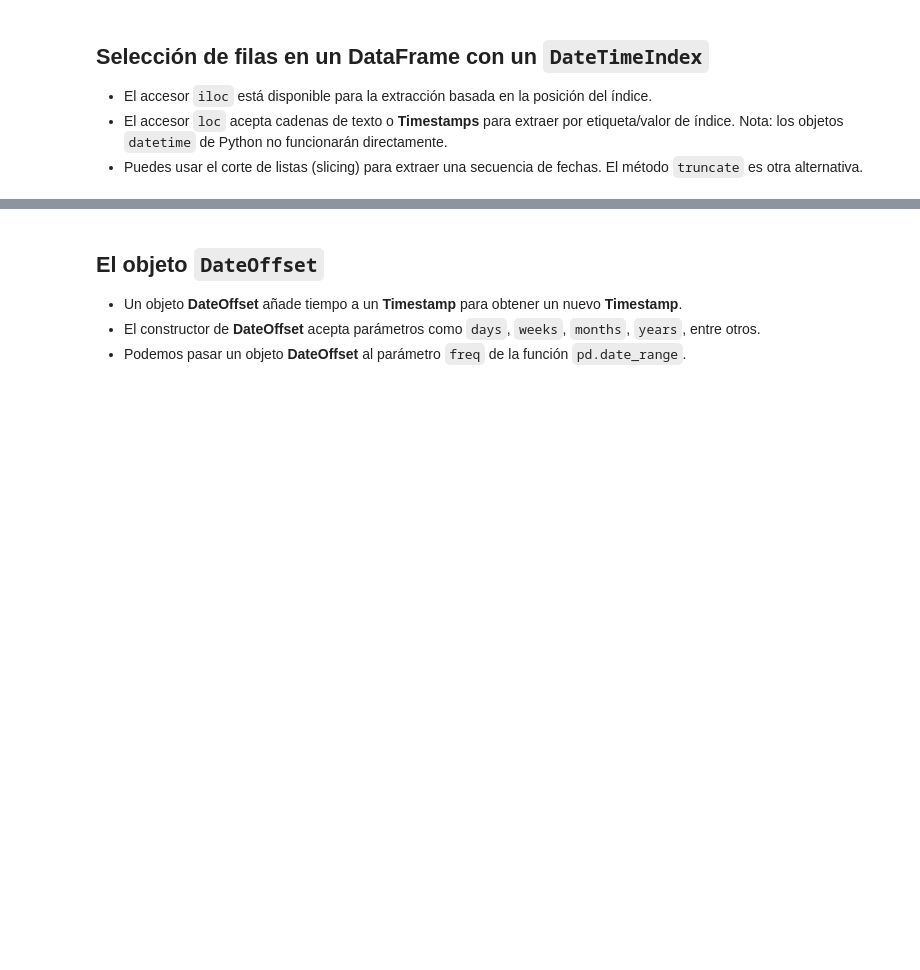
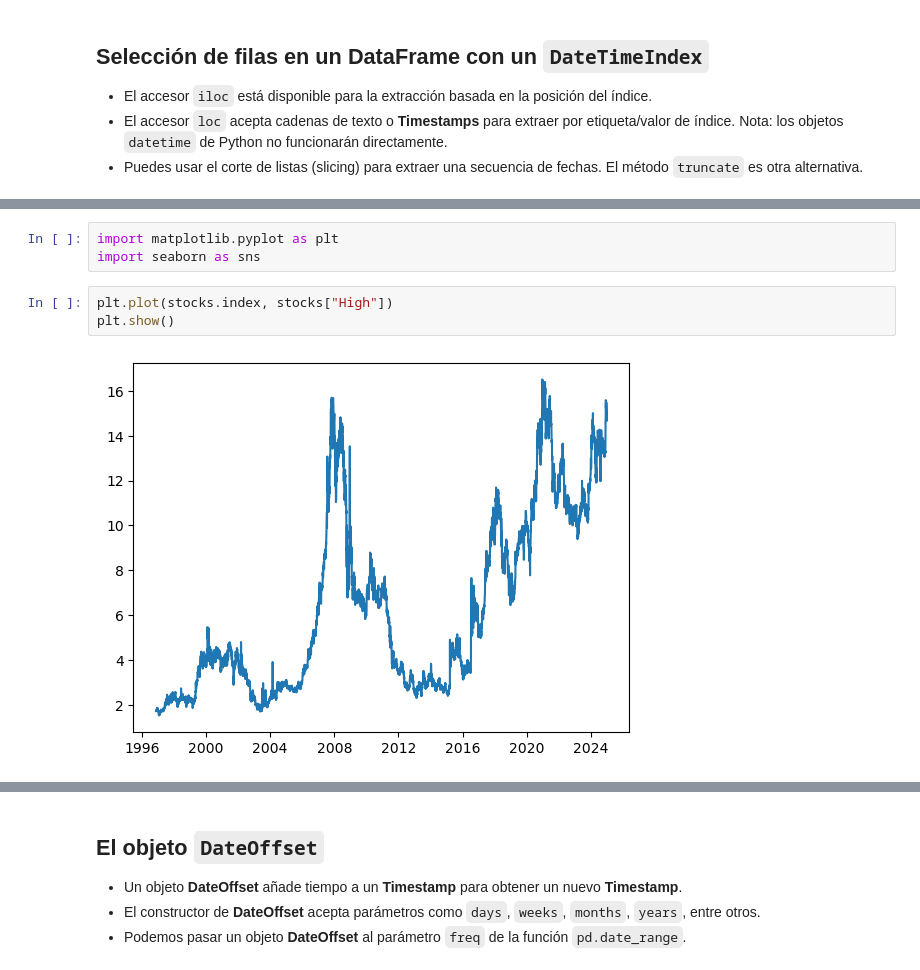
Before and after one commit to IvTole/python-pandas-taller, a Jupyter notebook: T6-Pandas-String_and_Time_methods/T6 - Pandas Time.ipynb, the cells around one changed output, grey strips where cells are left out. Cells and saved outputs as stored; diff of their text form; blank space fills up the shorter version.

```diff
--- a/T6-Pandas-String_and_Time_methods/T6 - Pandas Time.ipynb
+++ b/T6-Pandas-String_and_Time_methods/T6 - Pandas Time.ipynb
@@ -522 +546,9 @@ Volume  IBM       4.950718e+06
 Name: 2014-03-04 00:00:00, dtype: float64
+# %%
+import matplotlib.pyplot as plt
+import seaborn as sns
+# %%
+plt.plot(stocks.index, stocks["High"])
+plt.show()
+# %% [output]
+[figure, added]
```
Also changed, not shown: parts of 37 cells of this notebook.
